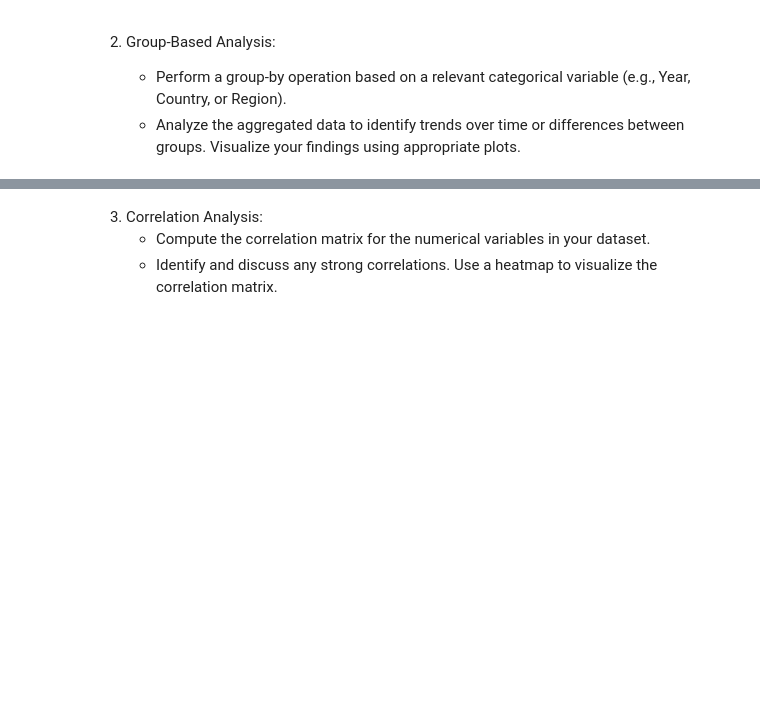
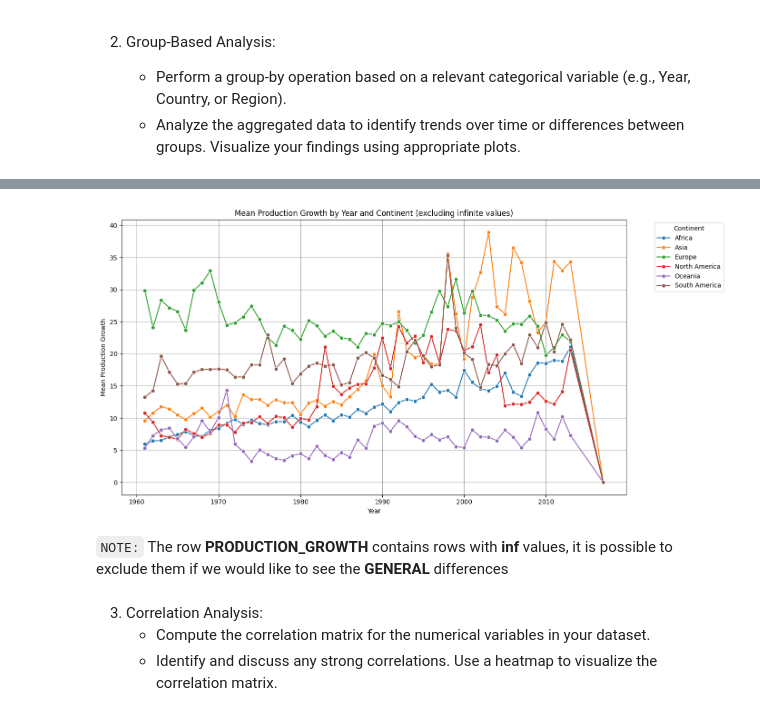
Before and after one commit to Alessa-Gillespie/ASSMT1-GRP3-DATAVIZ, a Jupyter notebook: dataviz_assessment1.ipynb, the cells around one changed output, grey strips where cells are left out. Cells and saved outputs as stored; diff of their text form; code cells hidden in the pictures; blank space fills up the shorter version.

```diff
--- a/dataviz_assessment1.ipynb
+++ b/dataviz_assessment1.ipynb
@@ -908,3 +927,27 @@ Aggregated Data by YEAR and CONTINENT:
+# %%
+# Filter out infinite values
+filtered_df = merged_df[~np.isinf(merged_df['PRODUCTION_GROWTH'])]
+
+# Perform the group-by operation and calculate the mean, grouping by both 'YEAR' and 'CONTINENT'
+grouped_data = filtered_df.groupby(['YEAR', 'CONTINENT']).agg({
+    'PRODUCTION_GROWTH': 'mean'
+}).reset_index()
+
+# Plot the aggregated data
+plt.figure(figsize=(14, 7))
+sns.lineplot(data=grouped_data, x='YEAR', y='PRODUCTION_GROWTH', hue='CONTINENT', marker='o')
+
+plt.title('Mean Production Growth by Year and Continent (excluding infinite values)')
+plt.xlabel('Year')
+plt.ylabel('Mean Production Growth')
+plt.legend(title='Continent', bbox_to_anchor=(1.05, 1), loc='upper left')
+plt.grid(True)
+plt.tight_layout()
+plt.show()
+# %% [output]
+[figure, added]
+# %% [markdown]
+`NOTE:` The row **PRODUCTION_GROWTH** contains rows with **inf** values, it is possible to exclude them if we would like to see the **GENERAL** differences
 # %% [markdown]
 3. Correlation Analysis:
     - Compute the correlation matrix for the numerical variables in your dataset.
```
Also changed, not shown: parts of 5 cells of this notebook.
